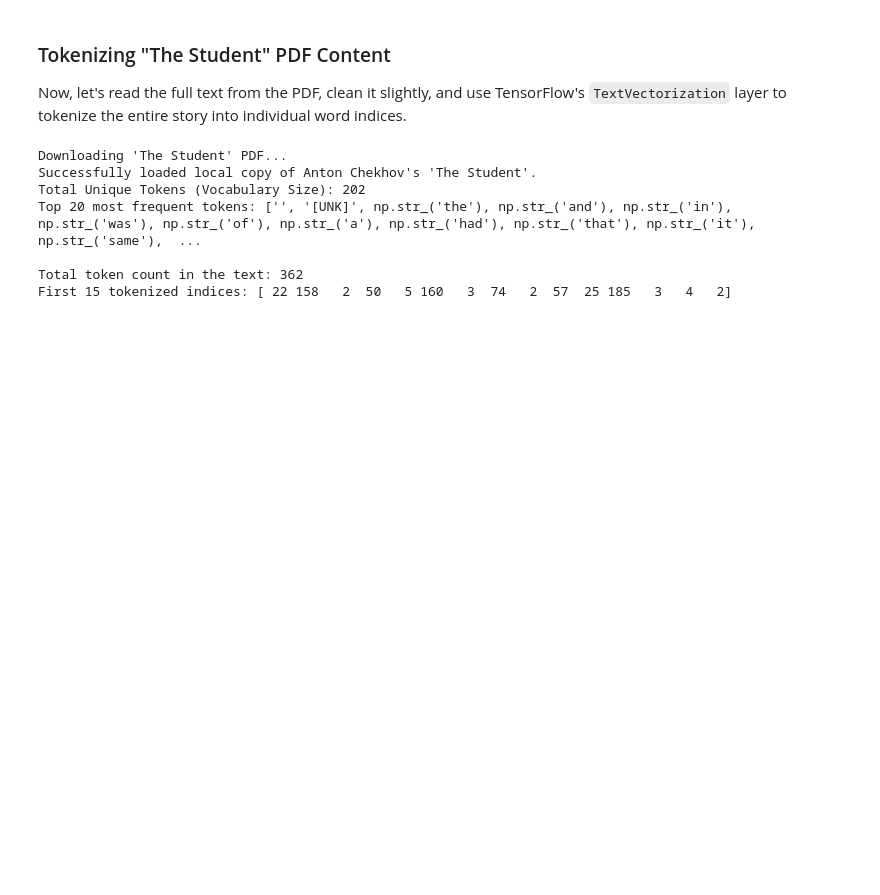
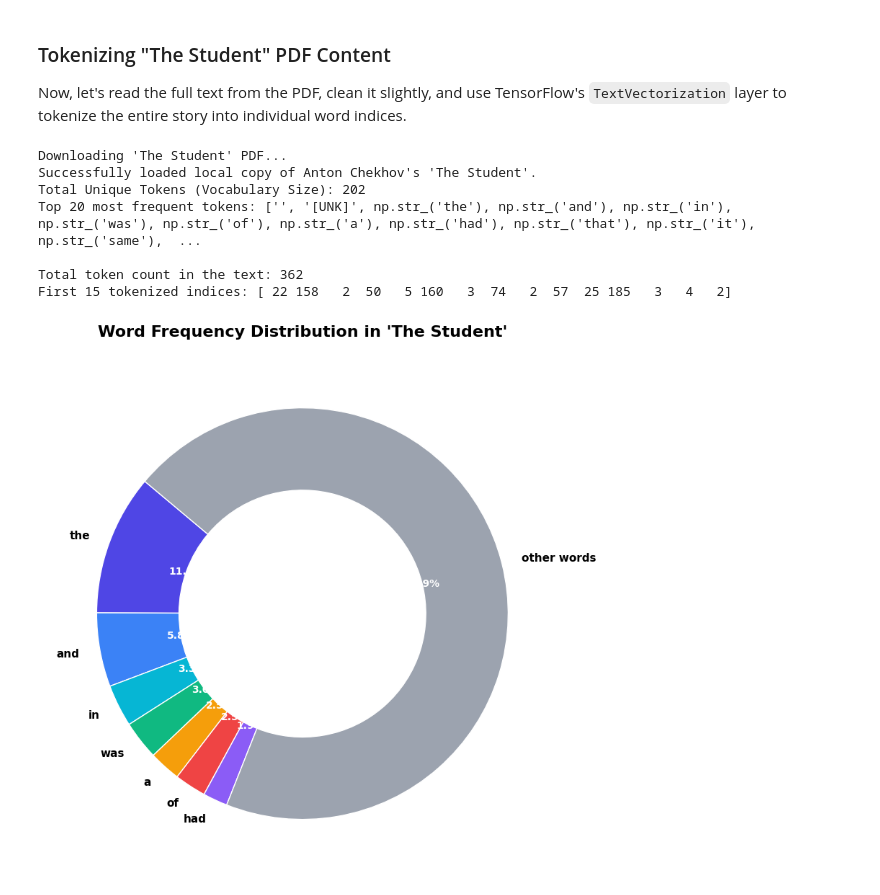
Before and after one commit to Prabhavathi-Ai/aiml_ioc, a Jupyter notebook: StudentPassFail.ipynb, the cells around one changed output. Saved outputs shown, nothing was run; the diff lists cells and outputs as text; code cells hidden in the pictures; blank space fills up the shorter version.

```diff
--- a/StudentPassFail.ipynb
+++ b/StudentPassFail.ipynb
@@ -345,3 +400,69 @@ Top 20 most frequent tokens: ['', '[UNK]', np.str_('the'), np.str_('and'), np.st
 
 Total token count in the text: 362
 First 15 tokenized indices: [ 22 158   2  50   5 160   3  74   2  57  25 185   3   4   2]
+# %%
+import matplotlib.pyplot as plt
+from collections import Counter
+import re
+
+# Fallback text copy of Anton Chekhov's 'The Student'
+full_text = """At first the weather was fine and still. The thrushes were calling, and in the swamps close by
+something alive droned pitifully with a sound like blowing into an empty bottle. A snipe flew by,
+and the shot aimed at it rang out with a gay, resounding note in the spring air. But when it
+began to get dark in the forest a cold, penetrating wind blew inappropriately from the east, and
+everything sank into silence. Needles of ice stretched across the pools, and it felt cheerless,
+remote, and lonely in the forest. There was a whiff of winter.
+Ivan Velikopolsky, the son of a sacristan, and a student of the clerical academy, returning home
+from shooting, kept walking on the path by the water-logged meadows. His fingers were numb
+and his face was burning with the wind. It seemed to him that the cold that had suddenly come
+on had destroyed the order and harmony of things, that nature itself felt ill at ease, and that was
+why the evening darkness was falling more rapidly than usual. All around it was deserted and
+peculiarly gloomy. The only light was one gleaming in the widows’ gardens near the river; the
+village, over three miles away, and everything in the distance all round was plunged in the cold
+evening mist. The student remembered that, as he had left the house, his mother was sitting
+barefoot on the floor in the entryway, cleaning the samovar, while his father lay on the stove
+coughing; as it was Good Friday nothing had been cooked, and the student was terribly hungry.
+And now, shrinking from the cold, he thought that just such a wind had blown in the days of
+Rurik and in the time of Ivan the Terrible and Peter, and in their time there had been just the
+same desperate poverty and hunger, the same thatched roofs with holes in them, ignorance,
+misery, the same desolation around, the same darkness, the same feeling of oppression — all
+these had existed, did exist, and would exist, and the lapse of a thousand years would make life
+no better. And he did not want to go home."""
+
+# 1. Clean and tokenize the fallback text to get actual frequencies
+words = re.findall(r'\b\w+\b', full_text.lower())
+word_counts = Counter(words)
+
+# 2. Get the top 7 most common words and group the rest as 'Other'
+top_n = 7
+most_common = word_counts.most_common(top_n)
+
+top_words = [word for word, count in most_common]
+top_counts = [count for word, count in most_common]
+
+other_count = len(words) - sum(top_counts)
+top_words.append('other words')
+top_counts.append(other_count)
+
+# 3. Plot the pie chart
+fig, ax = plt.subplots(figsize=(8, 8))
+colors = ['#4f46e5', '#3b82f6', '#06b6d4', '#10b981', '#f59e0b', '#ef4444', '#8b5cf6', '#9ca3af']
+
+wedges, texts, autotexts = ax.pie(
+    top_counts,
+    labels=top_words,
+    autopct='%1.1f%%',
+    startangle=140,
+    colors=colors[:len(top_words)],
+    wedgeprops=dict(width=0.4, edgecolor='w') # Donut-style chart
+)
+
+# Style the chart for better readability
+plt.setp(texts, size=11, weight="bold")
+plt.setp(autotexts, size=10, weight="bold", color="white")
+ax.set_title("Word Frequency Distribution in 'The Student'", fontsize=16, weight="bold", pad=20)
+
+plt.tight_layout()
+plt.show()
+# %% [output]
+[figure, added]
```
Also changed, not shown: parts of 1 cell of this notebook.
